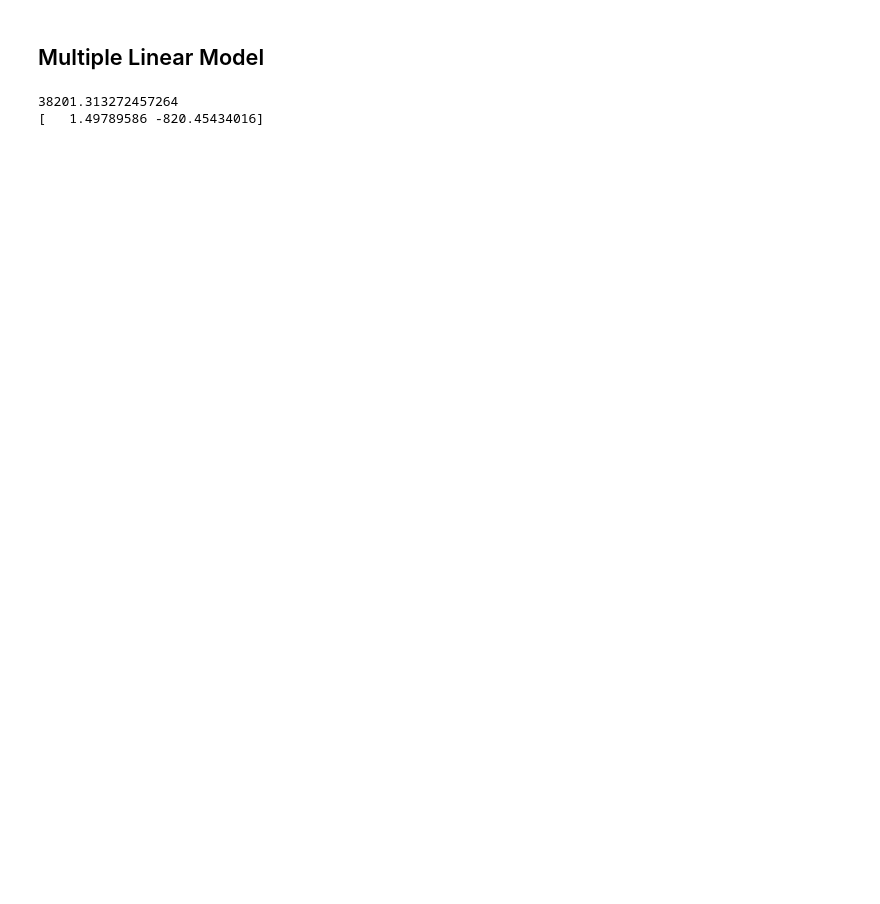
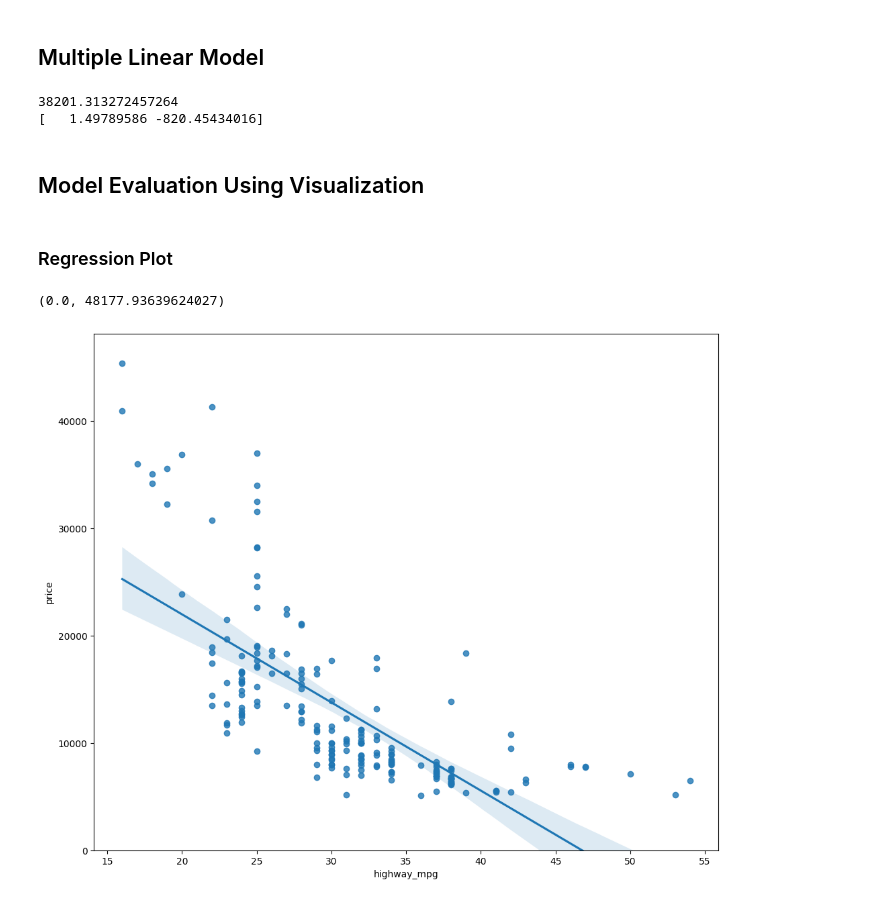
Before and after one commit to vadivelmurugesan/data-science, a Jupyter notebook: example_data_sets/02_used_cars_data_set.ipynb, the cells around one changed output. Cells and saved outputs as stored; diff of their text form; code cells hidden in the pictures; blank space fills up the shorter version.

Commit message:
Added Plots and Pipeline

```diff
--- a/example_data_sets/02_used_cars_data_set.ipynb
+++ b/example_data_sets/02_used_cars_data_set.ipynb
@@ -619,3 +617,5 @@ print(lm2.coef_)
 # %% [output]
 38201.313272457264
 [   1.49789586 -820.45434016]
+# %% [markdown]
+## Model Evaluation Using Visualization
@@ -621,0 +626,12 @@ print(lm2.coef_)
+# %% [markdown]
+### Regression Plot
+# %%
+# Regresion Plot with Highway Mpg and Price
+height = 10
+width = 12
+plt.figure(figsize=(width, height))
+sns.regplot(x='highway_mpg', y='price', data = df)
+plt.ylim(0, )
+# %% [output]
+(0.0, 48177.93639624027)
+[figure, added]
```
Also changed, not shown: parts of 21 cells of this notebook.
